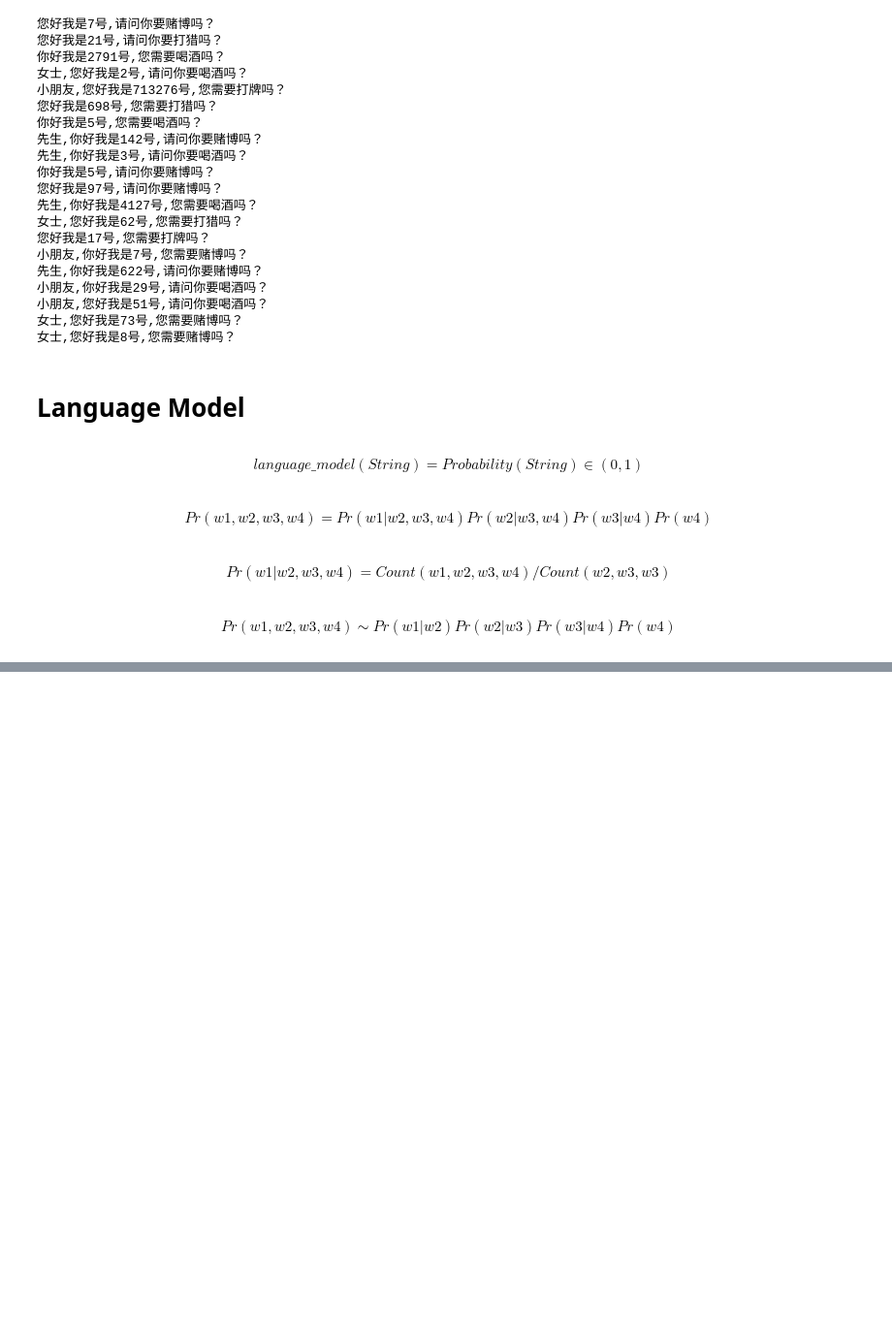
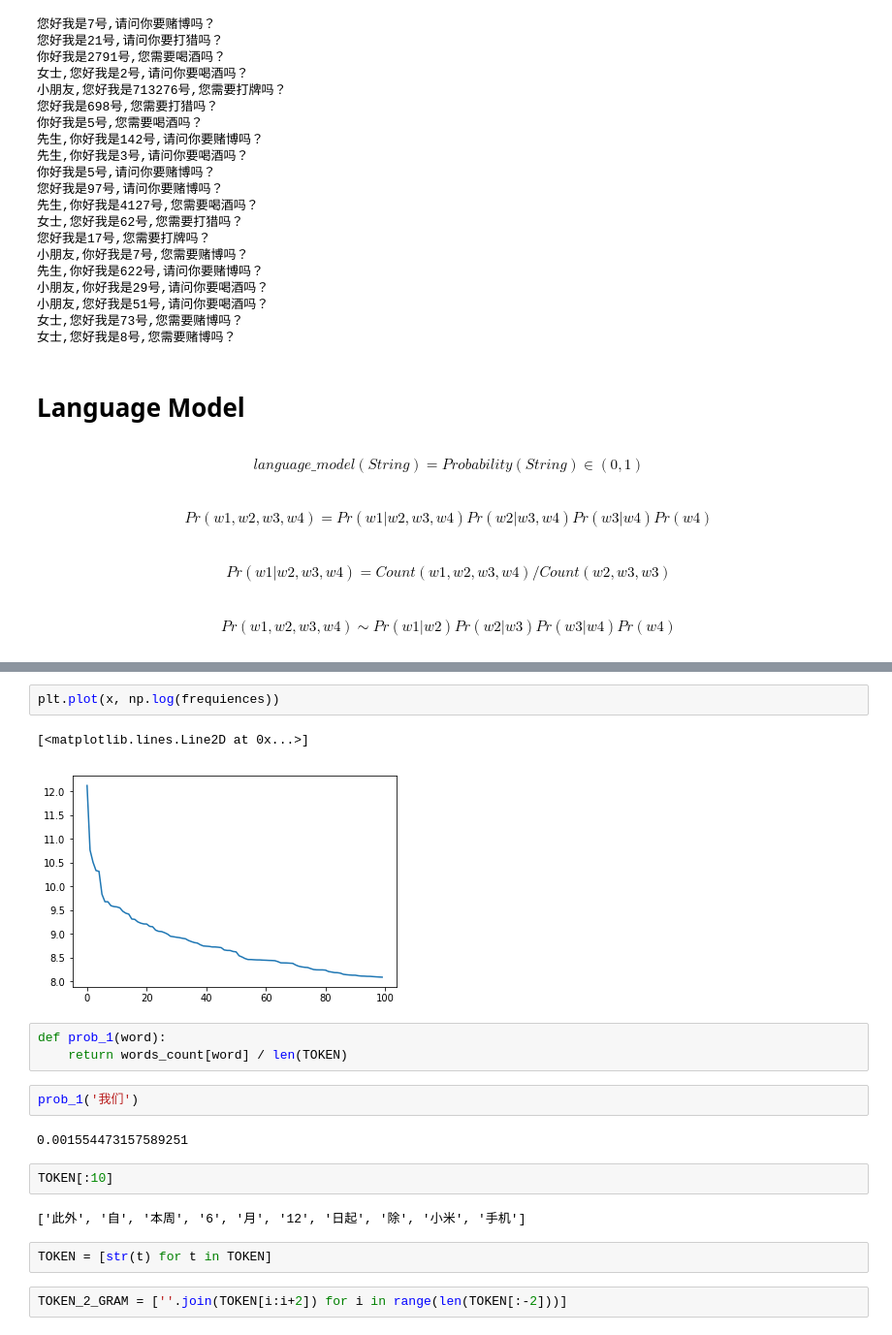
Before and after one commit to windfser/ai-for-nlp-course, a Jupyter notebook: assignments/nlp/lesson1/Lesson-01.ipynb, the cells around one changed output, grey strips where cells are left out. Shown at 97% size. Cells and saved outputs as stored; diff of their text form; blank space fills up the shorter version.

```diff
--- a/assignments/nlp/lesson1/Lesson-01.ipynb
+++ b/assignments/nlp/lesson1/Lesson-01.ipynb
@@ -111,0 +263,20 @@ $$ Pr(w1,w2,w3,w4) \sim Pr(w1|w2)Pr(w2|w3)Pr(w3|w4)Pr(w4)$$
+# %%
+plt.plot(x, np.log(frequiences))
+# %% [output]
+[<matplotlib.lines.Line2D at 0x...>]
+[figure, added]
+# %%
+def prob_1(word):
+    return words_count[word] / len(TOKEN)
+# %%
+prob_1('我们')
+# %% [output]
+0.001554473157589251
+# %%
+TOKEN[:10]
+# %% [output]
+['此外', '自', '本周', '6', '月', '12', '日起', '除', '小米', '手机']
+# %%
+TOKEN = [str(t) for t in TOKEN]
+# %%
+TOKEN_2_GRAM = [''.join(TOKEN[i:i+2]) for i in range(len(TOKEN[:-2]))]
```
Also changed, not shown: parts of 37 cells of this notebook.
